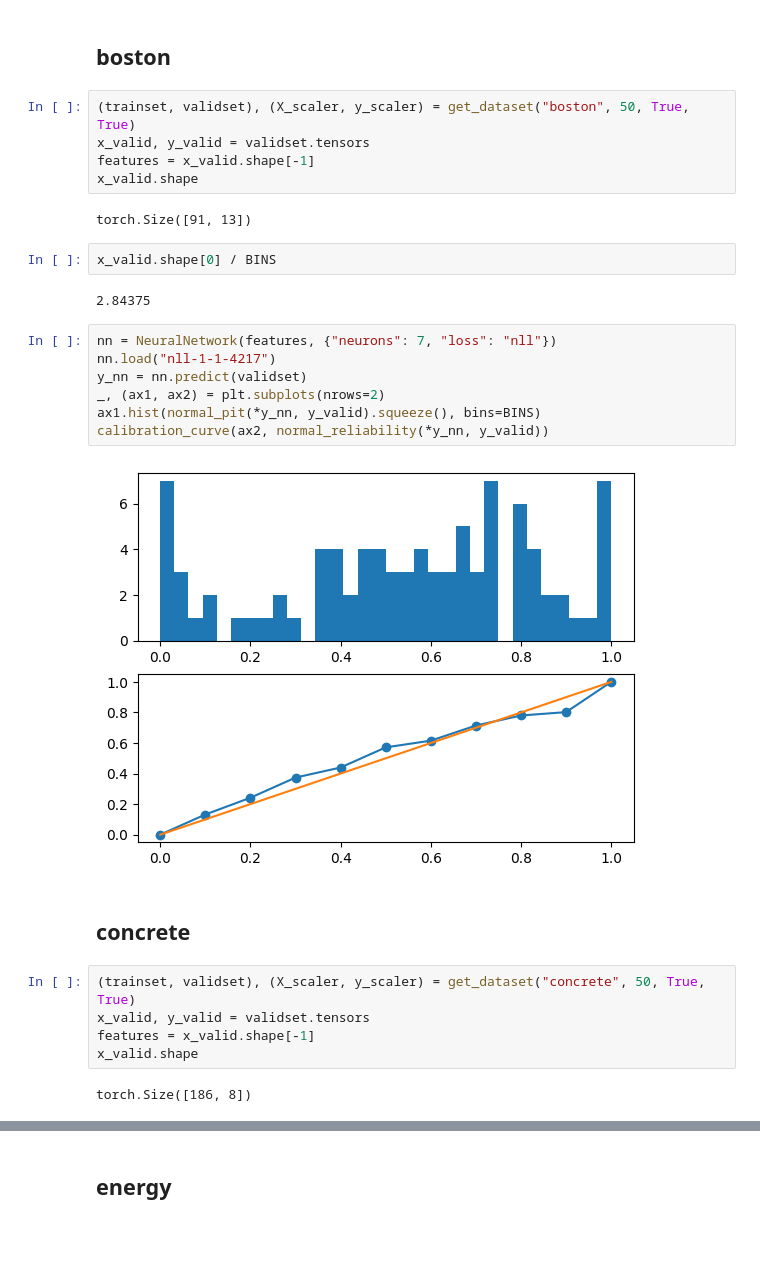
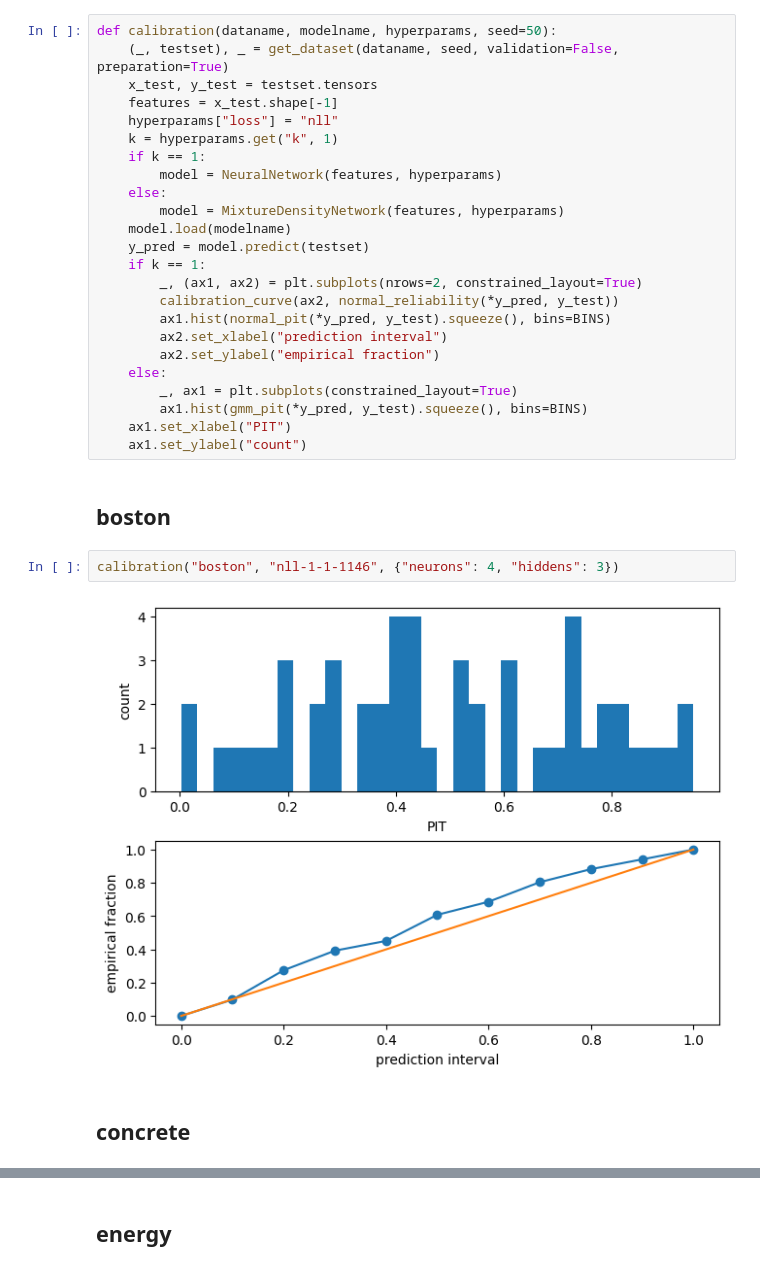
Before and after one commit to podondra/active-domain-adaptation, a Jupyter notebook: regression.ipynb, the cells around one changed output, grey strips where cells are left out. Saved outputs shown, nothing was run; the diff lists cells and outputs as text; blank space fills up the shorter version.

```diff
--- a/regression.ipynb
+++ b/regression.ipynb
@@ -4,34 +4,35 @@
 from matplotlib import pyplot as plt
 
 from ada import *
+# %%
+def calibration(dataname, modelname, hyperparams, seed=50):
+    (_, testset), _ = get_dataset(dataname, seed, validation=False, preparation=True)
+    x_test, y_test = testset.tensors
+    features = x_test.shape[-1]
+    hyperparams["loss"] = "nll"
+    k = hyperparams.get("k", 1)
+    if k == 1:
+        model = NeuralNetwork(features, hyperparams)
+    else:
+        model = MixtureDensityNetwork(features, hyperparams)
+    model.load(modelname)
+    y_pred = model.predict(testset)
+    if k == 1:
+        _, (ax1, ax2) = plt.subplots(nrows=2, constrained_layout=True)
+        calibration_curve(ax2, normal_reliability(*y_pred, y_test))
+        ax1.hist(normal_pit(*y_pred, y_test).squeeze(), bins=BINS)
+        ax2.set_xlabel("prediction interval")
+        ax2.set_ylabel("empirical fraction")
+    else:
+        _, ax1 = plt.subplots(constrained_layout=True)
+        ax1.hist(gmm_pit(*y_pred, y_test).squeeze(), bins=BINS)
+    ax1.set_xlabel("PIT")
+    ax1.set_ylabel("count")
 # %% [markdown]
 ## boston
-# %%
-(trainset, validset), (X_scaler, y_scaler) = get_dataset("boston", 50, True, True)
-x_valid, y_valid = validset.tensors
-features = x_valid.shape[-1]
-x_valid.shape
-# %% [output]
-torch.Size([91, 13])
-# %%
-x_valid.shape[0] / BINS
-# %% [output]
-2.84375
-# %%
-nn = NeuralNetwork(features, {"neurons": 7, "loss": "nll"})
-nn.load("nll-1-1-4217")
-y_nn = nn.predict(validset)
-_, (ax1, ax2) = plt.subplots(nrows=2)
-ax1.hist(normal_pit(*y_nn, y_valid).squeeze(), bins=BINS)
-calibration_curve(ax2, normal_reliability(*y_nn, y_valid))
-# %% [output]
-[figure, removed]
+# %%
+calibration("boston", "nll-1-1-1146", {"neurons": 4, "hiddens": 3})
+# %% [output]
+[figure, added]
 # %% [markdown]
 ## concrete
-# %%
-(trainset, validset), (X_scaler, y_scaler) = get_dataset("concrete", 50, True, True)
-x_valid, y_valid = validset.tensors
-features = x_valid.shape[-1]
-x_valid.shape
-# %% [output]
-torch.Size([186, 8])
```
Also changed, not shown: parts of 45 cells of this notebook, 6 other files.
